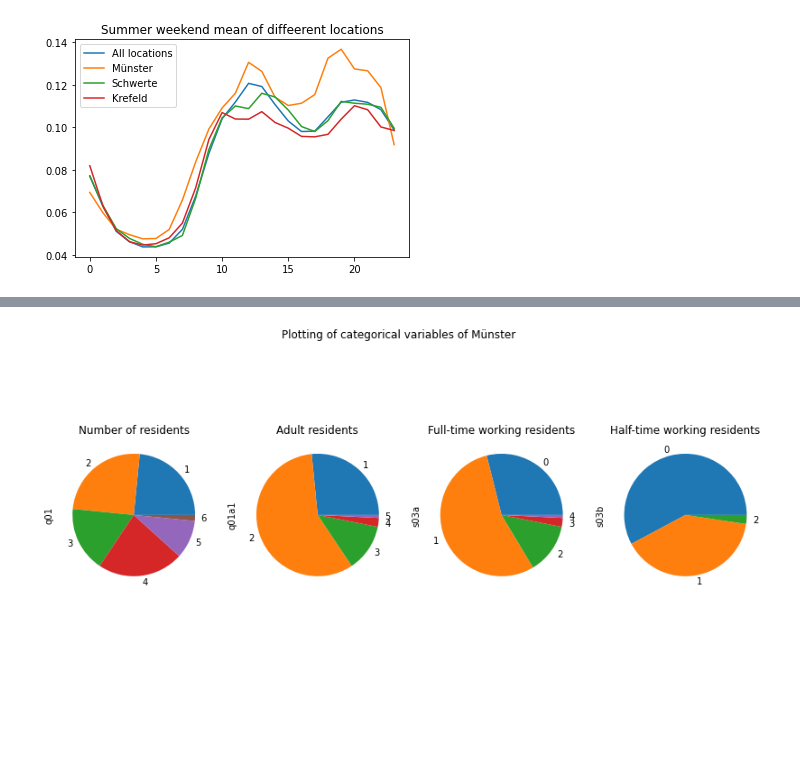
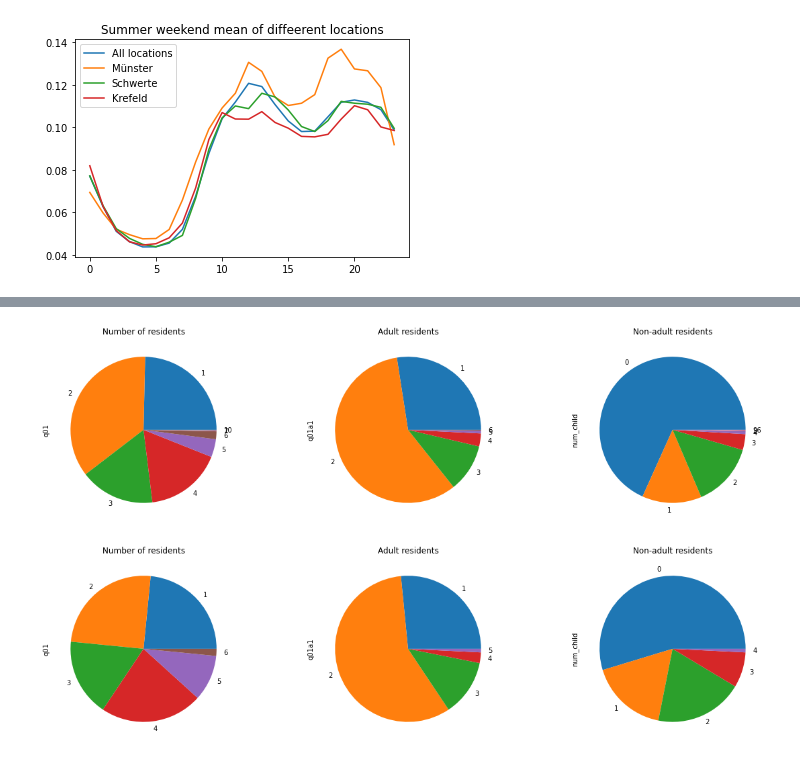
Before and after one commit to togg-dot/thesis, a Jupyter notebook: final kmeans clustering (season weekday-weekend).ipynb, the cells around one changed output, grey strips where cells are left out. Cells and saved outputs as stored; diff of their text form; code cells hidden in the pictures; blank space fills up the shorter version.

Commit message:
Update02.05.
-Connection to survey data (in kmeans notebook)
-Validation idices

```diff
--- a/final kmeans clustering (season weekday-weekend).ipynb
+++ b/final kmeans clustering (season weekday-weekend).ipynb
@@ -720,6 +722,8 @@ survey.ort.unique()
 # %% [output]
 array(['Krefeld', 'Oelde', 'Schwerte', 'Ulm', 'Hassfurt',
        'Kaiserslautern', 'Celle', 'Münster', 'Linz'], dtype=object)
+# %%
+surv_id = survey[survey["ort"]!= "Linz"]
 # %%
 #Change of location
 surv_id.Um_Auszug.value_counts()
@@ -865,0 +908,3 @@ surv_id.s03a.value_counts().plot(kind="pie")
+# %%
+surv_id["num_child"] = (surv_id["q01"] - surv_id["q01a1"])
+surv_id.num_child
@@ -866,26 +929,27 @@ surv_id.s03a.value_counts().plot(kind="pie")
 # %%
-def survey_connection (df_surv,location):
-
-    df_surv = df_surv[df_surv["ort"] == location]
+def survey_family (df_surv,location):
+    if location == "all":
+        pass
+    else:
+        df_surv = df_surv[df_surv["ort"] == location]
     #number of residents
     num_res = df_surv[df_surv["q01"]<= 10].q01.value_counts().sort_index()
     #number of adults
     num_adlt = df_surv[df_surv["q01a1"]<= 10].q01a1.value_counts().sort_index()
-    #number of full-time working residents
-    num_full = df_surv.s03a.value_counts().sort_index()
-    #number of half-time working residents
-    num_half = df_surv.s03b.value_counts().sort_index()
+    #number of children
+    num_child = df_surv.num_child.value_counts().sort_index()
 
-    fig, axs = plt.subplots(1, 4, figsize=(14, 6))
+    fig, axs = plt.subplots(1, 3, figsize=(20, 5))
     #number of residents as pie plot
     num_res.plot(ax=axs[0], kind = "pie",title = "Number of residents")
     #number of residents as pie plot
     num_adlt.plot(ax=axs[1], kind = "pie",title = "Adult residents")
-    num_full.plot(ax=axs[2], kind = "pie",title = "Full-time working residents")
-    num_half.plot(ax=axs[3], kind = "pie",title = "Half-time working residents")
-
-    fig.suptitle('Plotting of categorical variables of ' + location)
+    num_child.plot(ax=axs[2], kind = "pie",title = "Non-adult residents")
+# %%
+survey_family(surv_id,"all")
+# %% [output]
+[figure, added]
 # %%
-survey_connection (surv_id,"Münster")
+survey_family(surv_id,"Münster")
 # %% [output]
-[figure, old version]
+[figure, new version]
```
Also changed, not shown: parts of 56 cells of this notebook.
